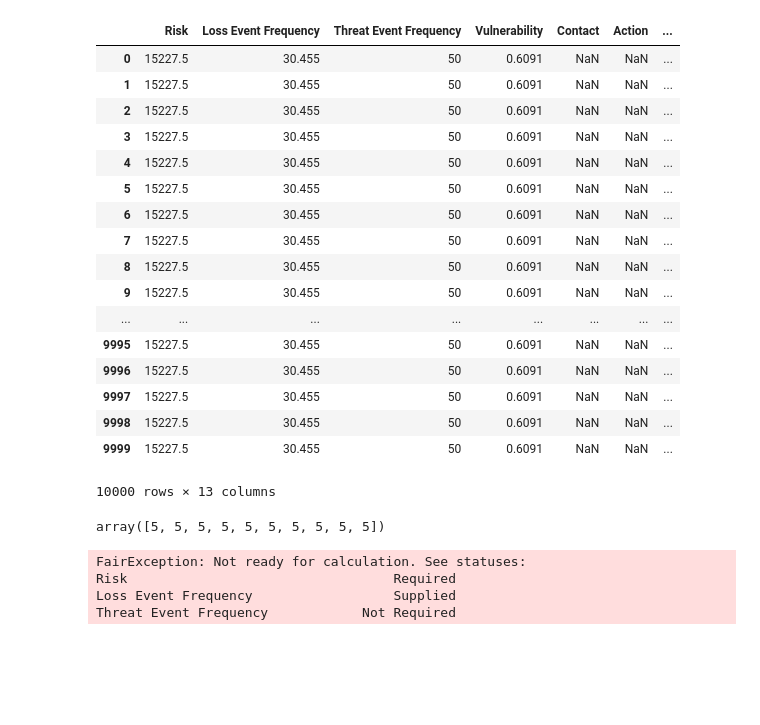
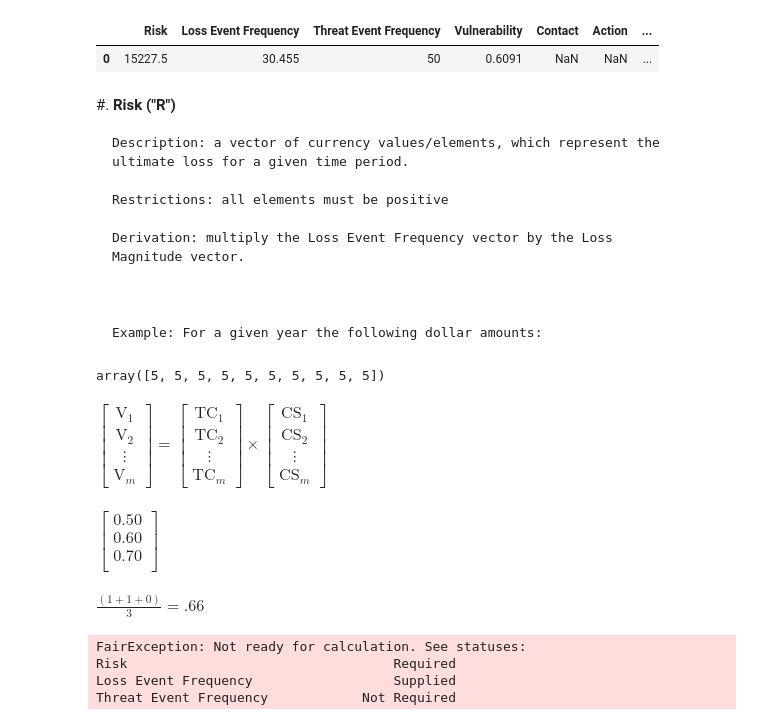
Before and after one commit to Hive-Systems/pyfair, a Jupyter notebook: pyfair_scratch.ipynb, the cells around one changed output. Drawn from its saved outputs; the diff is of its cells as text; code cells hidden in the pictures; blank space fills up the shorter version.

```diff
--- a/pyfair_scratch.ipynb
+++ b/pyfair_scratch.ipynb
@@ -6,34 +6,72 @@ import pandas as pd
 # %%
 m = pyfair.FairModel('Woot')
 m.input_data('Threat Capability', mean=.59, stdev=.1)
 m.input_data('Control Strength', mean=.65, stdev=.20)
 m.input_data('Loss Magnitude', constant=500)
 m.input_data('Threat Event Frequency', constant=50)
 m.calculate_all()
-m.export_results()
+m.export_results().head(1)
 # %% [output]
 |  | Risk | Loss Event Frequency | Threat Event Frequency | Vulnerability | Contact | Action | ... |
 | 0 | 15227.5 | 30.455 | 50 | 0.6091 | NaN | NaN | ... |
-| 1 | 15227.5 | 30.455 | 50 | 0.6091 | NaN | NaN | ... |
-| 2 | 15227.5 | 30.455 | 50 | 0.6091 | NaN | NaN | ... |
-| 3 | 15227.5 | 30.455 | 50 | 0.6091 | NaN | NaN | ... |
-| 4 | 15227.5 | 30.455 | 50 | 0.6091 | NaN | NaN | ... |
-| 5 | 15227.5 | 30.455 | 50 | 0.6091 | NaN | NaN | ... |
-| 6 | 15227.5 | 30.455 | 50 | 0.6091 | NaN | NaN | ... |
-| 7 | 15227.5 | 30.455 | 50 | 0.6091 | NaN | NaN | ... |
-| 8 | 15227.5 | 30.455 | 50 | 0.6091 | NaN | NaN | ... |
-| 9 | 15227.5 | 30.455 | 50 | 0.6091 | NaN | NaN | ... |
-| ... | ... | ... | ... | ... | ... | ... | ... |
-| 9995 | 15227.5 | 30.455 | 50 | 0.6091 | NaN | NaN | ... |
-| 9996 | 15227.5 | 30.455 | 50 | 0.6091 | NaN | NaN | ... |
-| 9997 | 15227.5 | 30.455 | 50 | 0.6091 | NaN | NaN | ... |
-| 9998 | 15227.5 | 30.455 | 50 | 0.6091 | NaN | NaN | ... |
-| 9999 | 15227.5 | 30.455 | 50 | 0.6091 | NaN | NaN | ... |
-10000 rows × 13 columns
+# %% [markdown]
+
+#. **Risk ("R")**
+
+    Description: a vector of currency values/elements, which represent the
+    ultimate loss for a given time period.
+
+    Restrictions: all elements must be positive
+
+    Derivation: multiply the Loss Event Frequency vector by the Loss
+    Magnitude vector.
+
+
+
+    Example: For a given year the following dollar amounts:
 # %%
 np.full(10, 5)
 # %% [output]
 array([5, 5, 5, 5, 5, 5, 5, 5, 5, 5])
+# %% [markdown]
+$
+        \begin{bmatrix}
+           \text{V}_{1} \\
+           \text{V}_{2} \\
+           \vdots \\
+           \text{V}_{m}
+        \end{bmatrix}
+        =
+        \begin{bmatrix}
+           \text{TC}_{1} \\
+           \text{TC}_{2} \\
+           \vdots \\
+           \text{TC}_{m}
+        \end{bmatrix}
+        \times
+        \begin{bmatrix}
+           \text{CS}_{1} \\
+           \text{CS}_{2} \\
+           \vdots \\
+           \text{CS}_{m}
+        \end{bmatrix}
+$
+# %% [markdown]
+$
+        \begin{bmatrix}
+           0.50 \\
+           0.60 \\
+           0.70 \\
+        \end{bmatrix}
+$
+# %% [markdown]
+$
+\frac
+    {(1 + 1 + 0)}
+    {3}
+=
+.66
+$
 # %%
     from pyfair import FairModel
 
```
Also changed, not shown: 4 other files.
